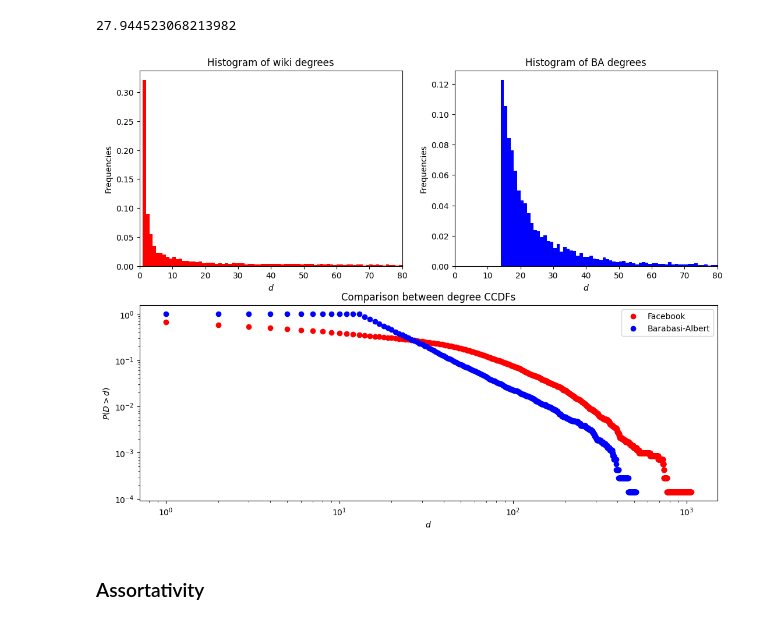
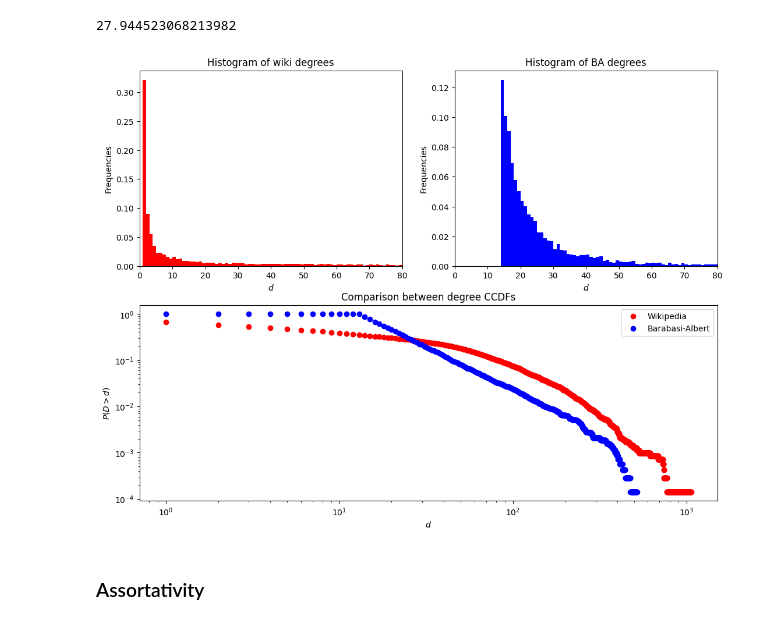
Before and after one commit to ermenegilde/Complex-Network-Analysis, a Jupyter notebook: Progettino/Progettino.ipynb, the cells around one changed output. Drawn from its saved outputs; the diff is of its cells as text; code cells hidden in the pictures.

```diff
--- a/Progettino/Progettino.ipynb
+++ b/Progettino/Progettino.ipynb
@@ -767,19 +746,19 @@ Equivalence:
 ba_m = wiki_GC_u.number_of_edges()/wiki_GC_u.number_of_nodes()
 ba_m
 
-ba_am_all = nx.barabasi_albert_graph(wiki_GC_u.number_of_nodes(), m = int(ba_m)) # default: starts from a star graph on (m+1) nodes
+ba_wiki_all = nx.barabasi_albert_graph(wiki_GC_u.number_of_nodes(), m = int(ba_m))
 
-# apart from degenerate cases, BA generates connected graphs. Still, the code below takes only the Giant Component
-ba_am = ba_am_all.subgraph(max(nx.connected_components(ba_am_all), key=len))
 
-ba_am.number_of_nodes()
+ba_wiki = ba_wiki_all.subgraph(max(nx.connected_components(ba_wiki_all), key=len))
+
+ba_wiki.number_of_nodes()
 wiki_GC_u.number_of_nodes()
 
-ba_am.number_of_edges()
+ba_wiki.number_of_edges()
 wiki_GC_u.number_of_edges()
 
 avg_degree
-ba_am.number_of_edges()/ba_am.number_of_nodes()*2
+ba_wiki.number_of_edges()/ba_wiki.number_of_nodes()*2
 # %% [output]
 14.256439286725163
 7066
@@ -789,48 +768,40 @@ ba_am.number_of_edges()/ba_am.number_of_nodes()*2
 28.512878573450326
 27.944523068213982
 # %%
-# # we use GridSpecs for a finer control of the plot positioning
 fig_sizes = (fig_sizes[0], 2*default_sizes[1])
 f = plt.figure(figsize = fig_sizes)
 
-# create a 2x2 Grid Specification
 gs = gridspec.GridSpec(2, 2)
 
-# add subplots to the figure, using the GridSpec gs
-# position [0,0] (upper-left corner)
 ax1 = plt.subplot(gs[0,0])
 ax2 = plt.subplot(gs[0,1])
-# the third plot spans the entire second row
 ax3 = plt.subplot(gs[1,:])
 
-# # compute and plot the histogram of wiki degrees
 d_am = list(dict(wiki_GC_u.degree()).values())
 _,_,_ = ax1.hist(d_am, bins=range(1,max(d_am)+2), density = True, color = 'red')
 _ = ax1.set_xlim(0,80)
 _ = ax1.set_xlabel("$d$")
 _ = ax1.set_ylabel("Frequencies")
 _ = ax1.set_title("Histogram of wiki degrees")
 
-# # compute and plot the histogram of ER degrees
-d_ba = list(dict(ba_am.degree()).values())
+d_ba = list(dict(ba_wiki.degree()).values())
 _,_,_ = ax2.hist(d_ba, bins=range(1,max(d_ba)+2), density = True, color = 'blue')
 _ = ax2.set_xlim(0,80)
 _ = ax2.set_xlabel("$d$")
 _ = ax2.set_ylabel("Frequencies")
 _ = ax2.set_title("Histogram of BA degrees")
 
-# compute and plot the degree CCDFs
 wiki_ecdf = ECDF(d_am)
 ba_ecdf = ECDF(d_ba)
 x = np.arange(1,max(d_am)+1)
-_ = ax3.loglog(x, 1-wiki_ecdf(x), 'ro', label = 'Facebook')
+_ = ax3.loglog(x, 1-wiki_ecdf(x), 'ro', label = 'Wikipedia')
 x = np.arange(1,max(d_ba)+1)
 _ = ax3.loglog(x, 1-ba_ecdf(x), 'bo', label = 'Barabasi-Albert')
 _ = ax3.set_xlabel("$d$")
 _ = ax3.set_ylabel("$P(D>d)$")
 _ = ax3.set_title("Comparison between degree CCDFs")
 _ = ax3.legend(numpoints = 1)
 # %% [output]
-[figure, old version]
+[figure, new version]
 # %% [markdown]
 ### Assortativity
```
Also changed, not shown: parts of 37 cells of this notebook, 6 other files.
